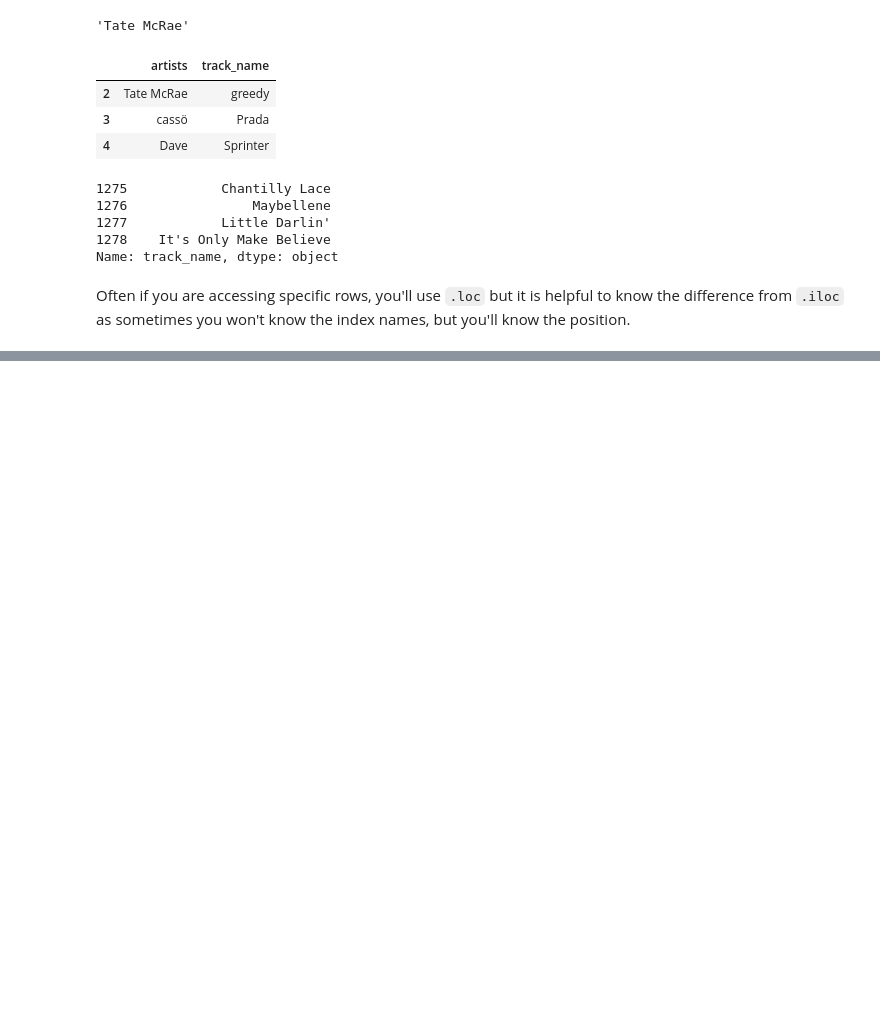
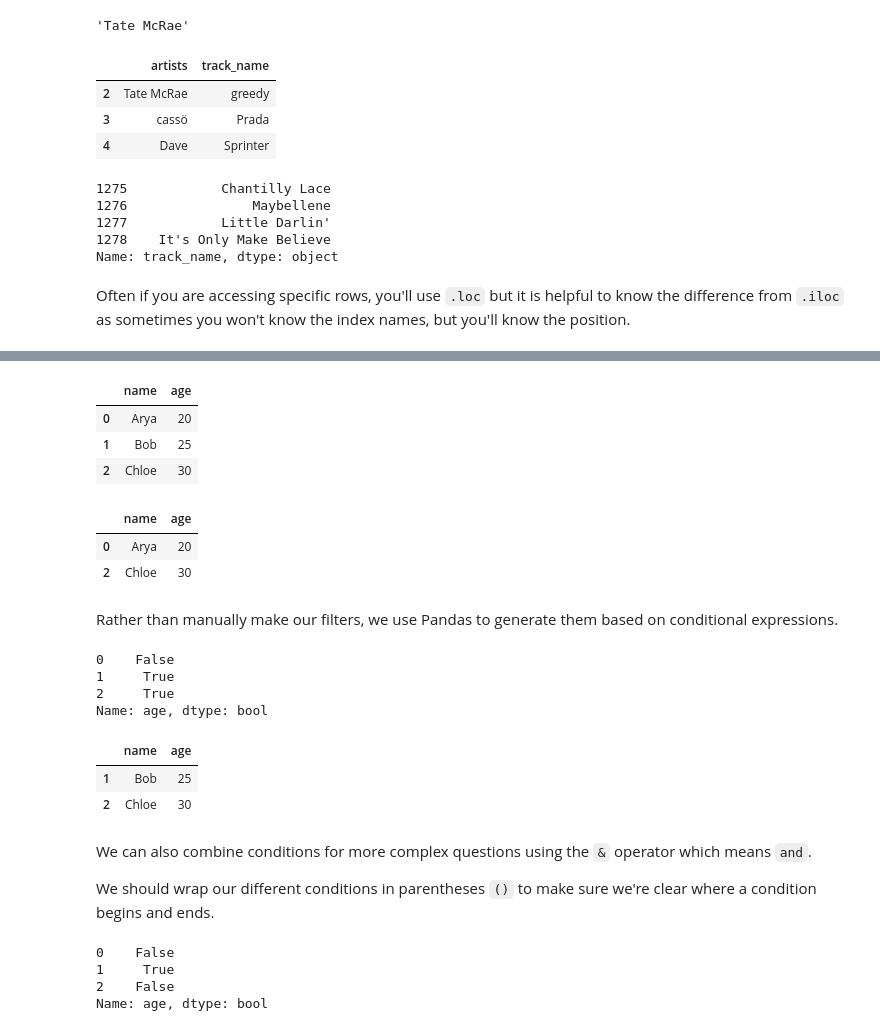
Before and after one commit to Minyall/sc207_2023-24, a Jupyter notebook: 4_5_pandas/4_pandas.ipynb, the cells around one changed output, grey strips where cells are left out. Saved outputs shown, nothing was run; the diff lists cells and outputs as text; code cells hidden in the pictures; blank space fills up the shorter version.

Commit message:
Finished second half of 4_pandas

```diff
--- a/4_5_pandas/4_pandas.ipynb
+++ b/4_5_pandas/4_pandas.ipynb
@@ -325,0 +336,42 @@ Often if you are accessing specific rows, you'll use `.loc` but it is helpful to
+# %%
+toy_example = pd.read_csv('toy_example.csv')
+toy_example
+# %% [output]
+|  | name | age |
+| 0 | Arya | 20 |
+| 1 | Bob | 25 |
+| 2 | Chloe | 30 |
+# %%
+toy_filter = [True, False, True]
+toy_example[toy_filter]
+# %% [output]
+|  | name | age |
+| 0 | Arya | 20 |
+| 2 | Chloe | 30 |
+# %% [markdown]
+Rather than manually make our filters, we use Pandas to generate them based on conditional expressions.
+# %%
+age_filter = toy_example['age'] > 20
+age_filter
+# %% [output]
+0    False
+1     True
+2     True
+Name: age, dtype: bool
+# %%
+toy_example[age_filter]
+# %% [output]
+|  | name | age |
+| 1 | Bob | 25 |
+| 2 | Chloe | 30 |
+# %% [markdown]
+We can also combine conditions for more complex questions using the `&` operator which means `and`.
+
+We should wrap our different conditions in parentheses `()` to make sure we're clear where a condition begins and ends.
+# %%
+(toy_example['age'] > 20) & (toy_example['age'] < 30)
+# %% [output]
+0    False
+1     True
+2    False
+Name: age, dtype: bool
```
Also changed, not shown: parts of 29 cells of this notebook, 2 other files.
